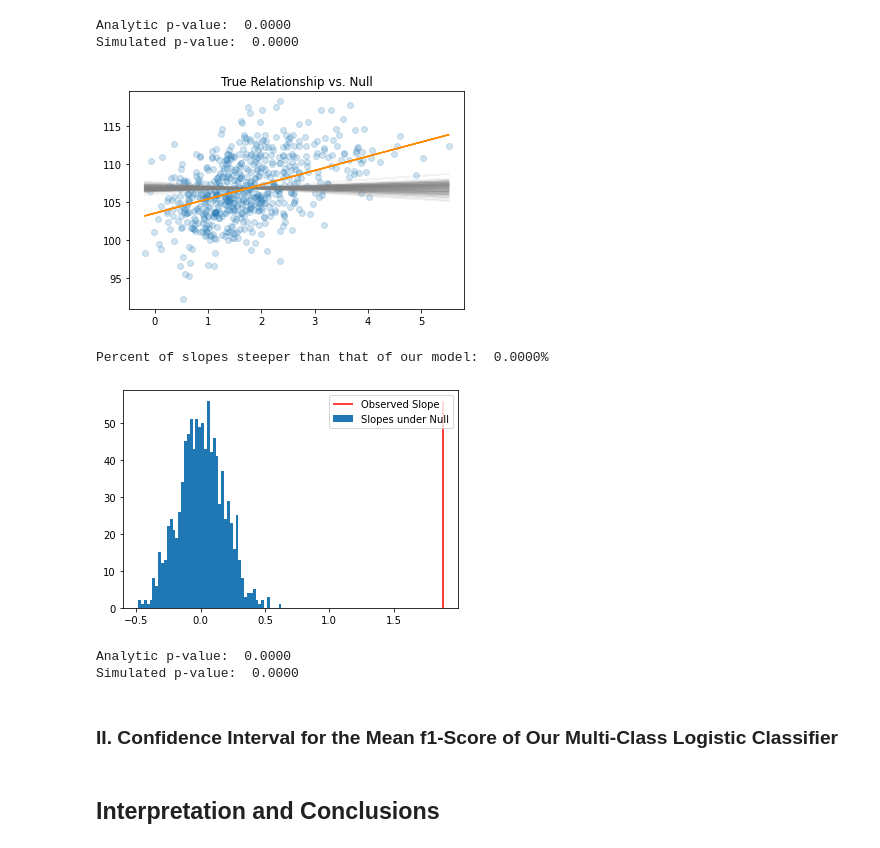
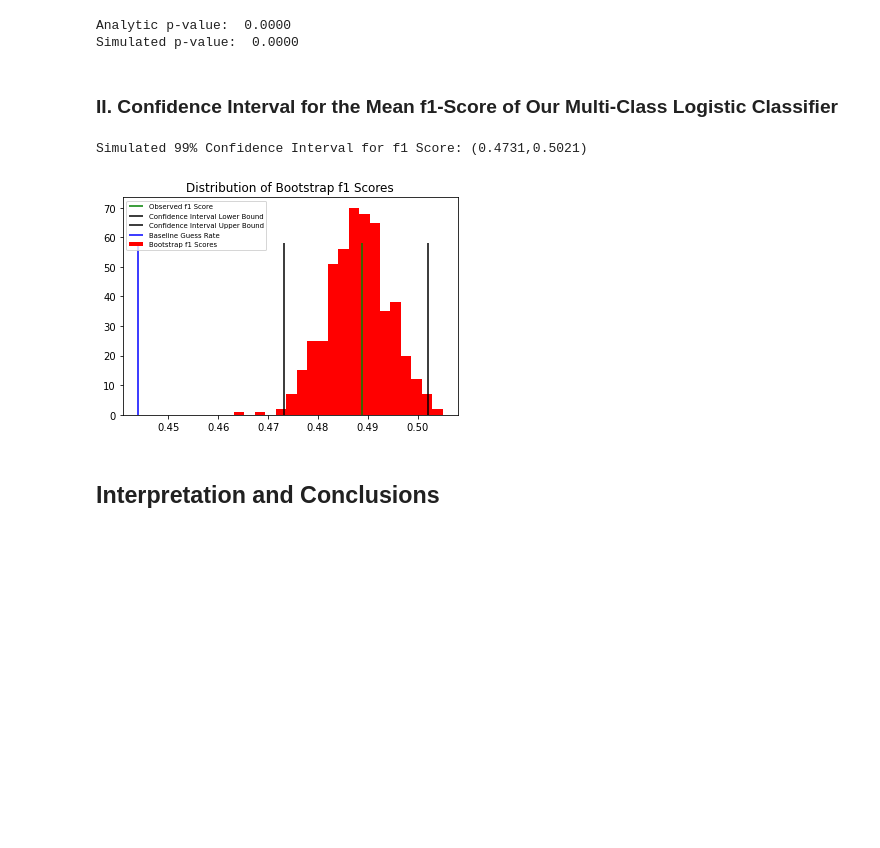
Before and after one commit to MAhram1/INFO-2950-Project, a Jupyter notebook: proj4.ipynb, the cells around one changed output. Drawn from its saved outputs; the diff is of its cells as text; code cells hidden in the pictures; blank space fills up the shorter version.

```diff
--- a/proj4.ipynb
+++ b/proj4.ipynb
@@ -575,5 +575,6 @@ Mean cross-validated accuracy:  0.4895
 # %%
 # Baseline guess of most common position (G)
+baseline_guess_rate = (sum(nba.pos == "G"))/len(nba)
 print(f'Baseline guess rate: {(sum(nba.pos == "G")/len(nba)) : .4f}')
 # %% [output]
 Baseline guess rate:  0.4439
@@ -865,70 +798,6 @@ print(f'Simulated p-value: {steeper_slopes / n_perms : .4f}')
 # %% [output]
 Analytic p-value:  0.0000
 Simulated p-value:  0.0000
-# %%
-def permute(series):
-    perm = series.copy().values
-    np.random.shuffle(perm)
-    return pd.Series(perm)
-
-def plot_line(df, model, is_resampled=True):
-    if is_resampled:
-        color="grey"
-        alpha=0.1
-    else:
-        color="darkorange"
-        alpha=1
-    plt.plot(df['si_offense'], df['si_offense'] * model.coef_[0] + model.intercept_, color=color, alpha=alpha)
-
-# Plot true data
-plt.scatter(
-    best_si['si_offense'],
-    best_si['ortg'],
-    alpha = 0.2
-)
-
-# 100 iterations of models on permuted data
-for i in range(100):
-    permuted_model = LinearRegression().fit(best_si[['si_offense']], permute(best_si['ortg']))
-    plot_line(best_si, permuted_model)
-
-# Model true data and plot
-plot_line(best_si, lin2, is_resampled=False)
-plt.title('True Relationship vs. Null')
-plt.show()
-
-# What fraction of permuted (null hyopthesis) slopes are greater than our observed slope?
-steeper_slopes = 0
-n_perms = 1000
-perm_slopes = np.zeros(n_perms)
-
-for i in range(n_perms):
-    perm_model = LinearRegression().fit(best_si[['si_offense']], permute(best_si['ortg']))
-    perm_slopes[i] = perm_model.coef_[0]
-
-    if np.abs(perm_model.coef_[0]) > np.abs(lin2.coef_):
-        steeper_slopes += 1
-print(f"Percent of slopes steeper than that of our model: {(steeper_slopes / n_perms) : .4%}")
-
-# Plot of our slope in relation to the distribution of slopes ewxpected under the null hypothesis
-binsizes, _, _ = plt.hist(perm_slopes, bins=50)
-plt.vlines(lin2.coef_[0], ymin=0, ymax=np.max(binsizes), color='red')
-plt.legend(['Observed Slope','Slopes under Null'])
-plt.show()
-
-# Regression table
-sm_model = smf.ols("ortg ~ si_offense", data=best_si)
-result = sm_model.fit()
-
-# P-values
-print(f'Analytic p-value: {result.pvalues.si_offense : .4f}')
-print(f'Simulated p-value: {steeper_slopes / n_perms : .4f}')
-# %% [output]
-[figure, removed]
-Percent of slopes steeper than that of our model:  0.0000%
-[figure, removed]
-Analytic p-value:  0.0000
-Simulated p-value:  0.0000
 # %% [markdown]
 ### II. Confidence Interval for the Mean f1-Score of Our Multi-Class Logistic Classifier
 # %%
@@ -948,19 +817,23 @@ for i in range(num_bootstrap):
 # %%
 # Get simulation-derived estimate of 99% confidence interval for mean f1 score
 sim_est_99pct_ci = np.quantile(bootstrap_meanf1s, q=[0.005, 0.995])
-print('Simulated 99% Confidence Interval for f1 Score: ({:.4f},{:.4f})'.format(sim_est_99pct_ci[0], sim_est_95pct_ci[1]))
+print('Simulated 99% Confidence Interval for f1 Score: ({:.4f},{:.4f})'.format(sim_est_99pct_ci[0], sim_est_99pct_ci[1]))
+# %% [output]
+Simulated 99% Confidence Interval for f1 Score: (0.4731,0.5021)
 # %%
 # plot observed mean f1 score and histogram of resampled mean f1 scores
-plt.figure(figsize = (16,12))
+plt.figure()
 plt.hist(bootstrap_meanf1s, bins=20, color = 'red')
 plt.vlines(obs_f1score, ymin=0, ymax=np.max(binsizes), color = 'green')
 plt.vlines(sim_est_99pct_ci[0], ymin=0, ymax=np.max(binsizes), color ='black')
 plt.vlines(sim_est_99pct_ci[1], ymin=0, ymax=np.max(binsizes), color ='black')
 plt.vlines(baseline_guess_rate, ymin=0, ymax=np.max(binsizes), color = 'blue')
 plt.title('Distribution of Bootstrap f1 Scores')
 plt.legend(['Observed f1 Score','Confidence Interval Lower Bound','Confidence Interval Upper Bound',
-            'Baseline Guess Rate', 'Bootstrap f1 Scores'])
+            'Baseline Guess Rate', 'Bootstrap f1 Scores'], fontsize = 'x-small')
 plt.show()
+# %% [output]
+[figure, added]
 # %% [markdown]
 ## Interpretation and Conclusions
 # %% [markdown]
```
Also changed, not shown: parts of 17 cells of this notebook.
